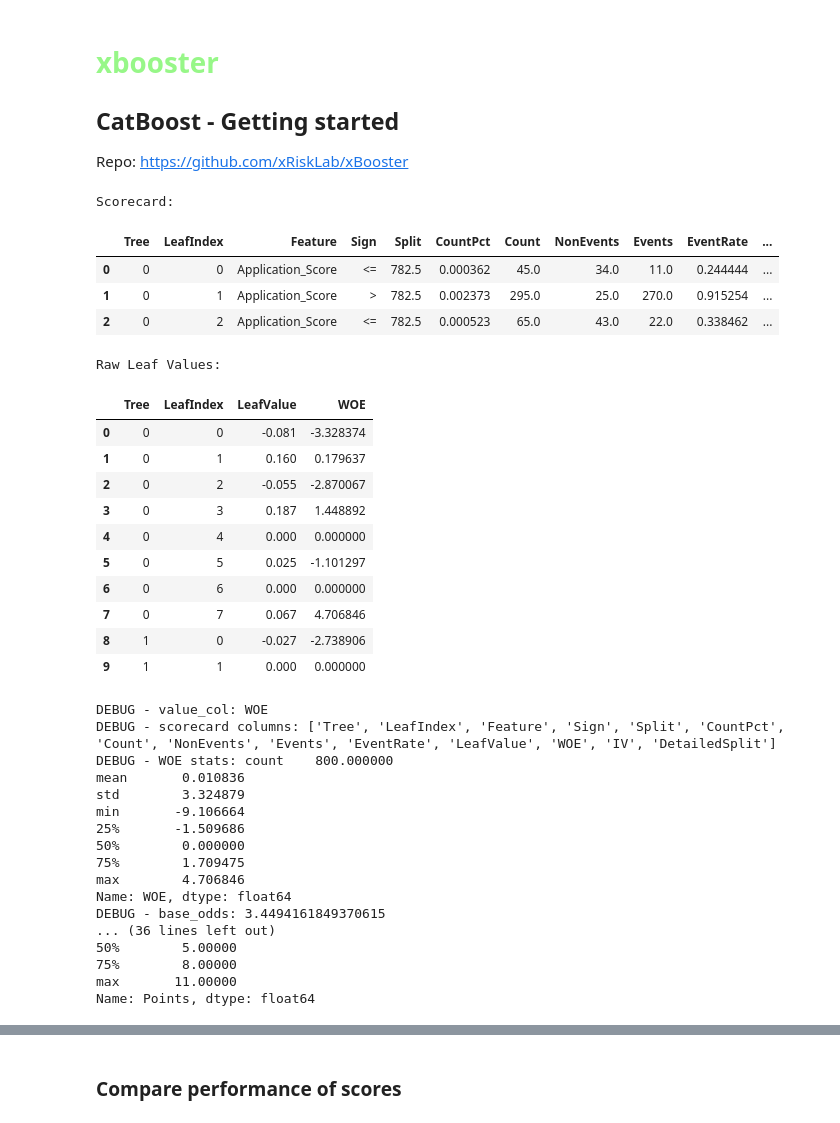
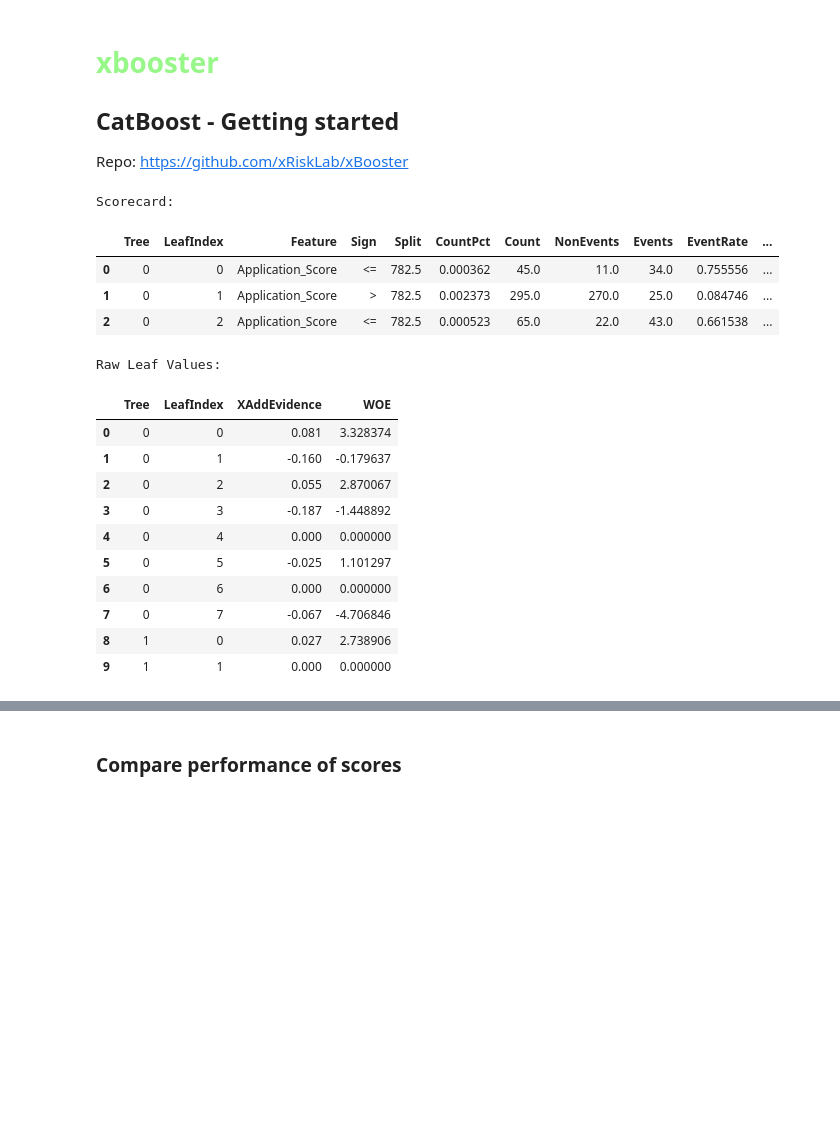
Before and after one commit to xRiskLab/xBooster, a Jupyter notebook: examples/catboost-getting-started.ipynb, the cells around one changed output, grey strips where cells are left out. Saved outputs shown, nothing was run; the diff lists cells and outputs as text; code cells hidden in the pictures; blank space fills up the shorter version.

```diff
--- a/examples/catboost-getting-started.ipynb
+++ b/examples/catboost-getting-started.ipynb
@@ -27,7 +27,7 @@ features = num_features + categorical_features
 
 # Prepare X and y
 X = credit_data[features]
-y = credit_data["Final_Decision"].replace({"Accept": 1, "Decline": 0})
+y = credit_data["Final_Decision"].replace({"Accept": 0, "Decline": 1})
 
 # 2. Create CatBoost Pool
 pool = Pool(
@@ -41,62 +41,45 @@ model = CatBoostClassifier(
     iterations=100,
     allow_writing_files=False,
     depth=3,
     learning_rate=0.1,
     verbose=0,
     one_hot_max_size=9999,  # Key for interpretability
 )
 model.fit(pool)
 
 # 4. Create and fit the scorecard constructor
 constructor = CatBoostScorecardConstructor(model, pool)
 
 # 5. Construct the scorecard
 scorecard = constructor.construct_scorecard()
 print("\nScorecard:")
 display(scorecard.head(3))
 
 # Print raw leaf values
 print("\nRaw Leaf Values:")
-display(scorecard[["Tree", "LeafIndex", "LeafValue", "WOE"]].head(10))
+display(scorecard[["Tree", "LeafIndex", "XAddEvidence", "WOE"]].head(10))
 
 # sc = constructor.create_points(pdo=50, target_points=600, target_odds=19, precision_points=0)
 
 # Get raw scores (before creating points to avoid any interference)
 raw_scores = constructor.predict_score(X, method="raw")
 woe_scores = constructor.predict_score(X, method="woe")
 points_scores = constructor.predict_score(X, method="pdo")
 # %% [output]
 Scorecard:
 |  | Tree | LeafIndex | Feature | Sign | Split | CountPct | Count | NonEvents | Events | EventRate | ... |
-| 0 | 0 | 0 | Application_Score | <= | 782.5 | 0.000362 | 45.0 | 34.0 | 11.0 | 0.244444 | ... |
-| 1 | 0 | 1 | Application_Score | > | 782.5 | 0.002373 | 295.0 | 25.0 | 270.0 | 0.915254 | ... |
-| 2 | 0 | 2 | Application_Score | <= | 782.5 | 0.000523 | 65.0 | 43.0 | 22.0 | 0.338462 | ... |
+| 0 | 0 | 0 | Application_Score | <= | 782.5 | 0.000362 | 45.0 | 11.0 | 34.0 | 0.755556 | ... |
+| 1 | 0 | 1 | Application_Score | > | 782.5 | 0.002373 | 295.0 | 270.0 | 25.0 | 0.084746 | ... |
+| 2 | 0 | 2 | Application_Score | <= | 782.5 | 0.000523 | 65.0 | 22.0 | 43.0 | 0.661538 | ... |
 Raw Leaf Values:
-|  | Tree | LeafIndex | LeafValue | WOE |
-| 0 | 0 | 0 | -0.081 | -3.328374 |
-| 1 | 0 | 1 | 0.160 | 0.179637 |
-| 2 | 0 | 2 | -0.055 | -2.870067 |
-| 3 | 0 | 3 | 0.187 | 1.448892 |
+|  | Tree | LeafIndex | XAddEvidence | WOE |
+| 0 | 0 | 0 | 0.081 | 3.328374 |
+| 1 | 0 | 1 | -0.160 | -0.179637 |
+| 2 | 0 | 2 | 0.055 | 2.870067 |
+| 3 | 0 | 3 | -0.187 | -1.448892 |
 | 4 | 0 | 4 | 0.000 | 0.000000 |
-| 5 | 0 | 5 | 0.025 | -1.101297 |
+| 5 | 0 | 5 | -0.025 | 1.101297 |
 | 6 | 0 | 6 | 0.000 | 0.000000 |
-| 7 | 0 | 7 | 0.067 | 4.706846 |
-| 8 | 1 | 0 | -0.027 | -2.738906 |
+| 7 | 0 | 7 | -0.067 | -4.706846 |
+| 8 | 1 | 0 | 0.027 | 2.738906 |
 | 9 | 1 | 1 | 0.000 | 0.000000 |
-DEBUG - value_col: WOE
-DEBUG - scorecard columns: ['Tree', 'LeafIndex', 'Feature', 'Sign', 'Split', 'CountPct', 'Count', 'NonEvents', 'Events', 'EventRate', 'LeafValue', 'WOE', 'IV', 'DetailedSplit']
-DEBUG - WOE stats: count    800.000000
-mean       0.010836
-std        3.324879
-min       -9.106664
-25%       -1.509686
-50%        0.000000
-75%        1.709475
-max        4.706846
-Name: WOE, dtype: float64
-DEBUG - base_odds: 3.4494161849370615
-... (36 lines left out)
-50%        5.00000
-75%        8.00000
-max       11.00000
-Name: Points, dtype: float64
```
Also changed, not shown: parts of 3 cells of this notebook, 6 other files.
